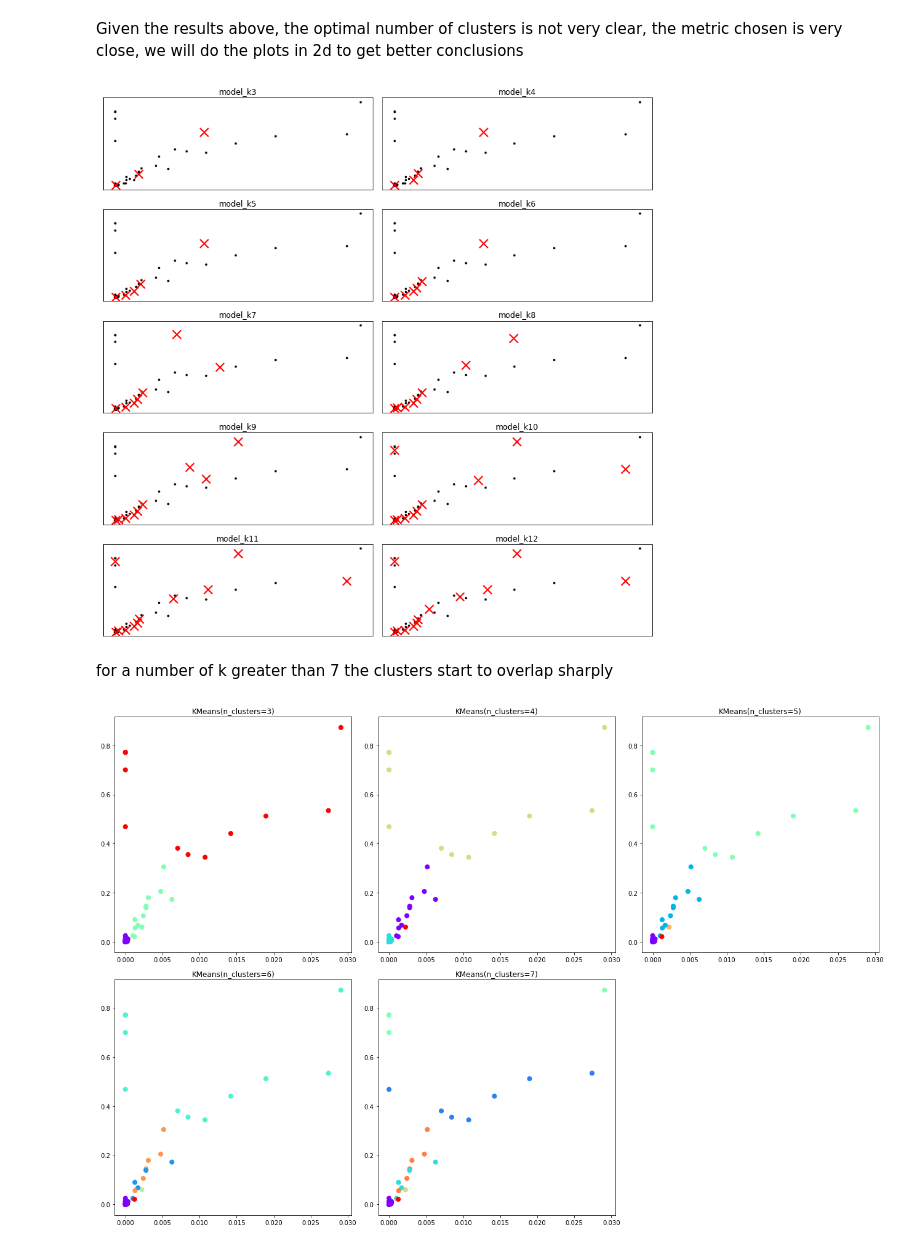
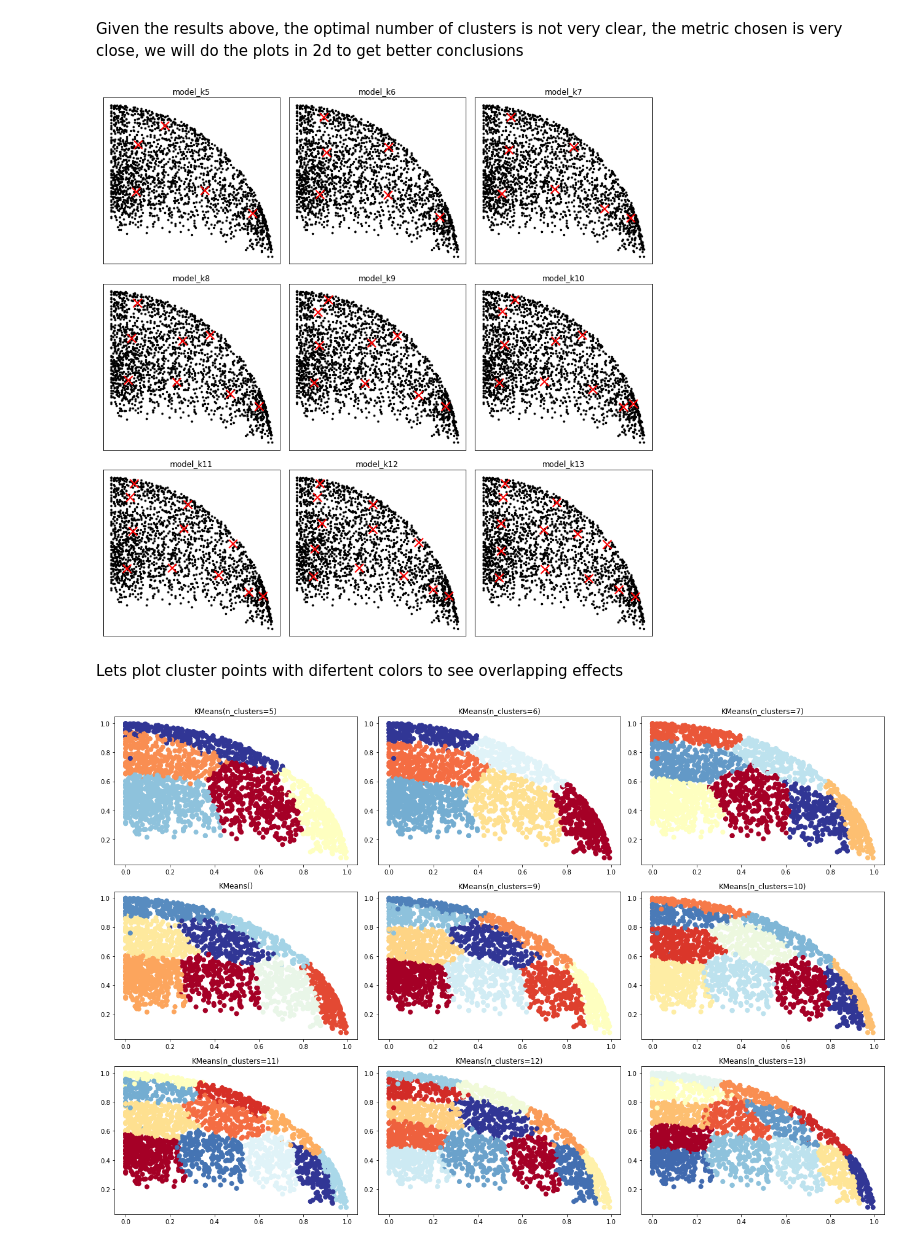
Before and after one commit to mhnasser/marketing_campaign_analysis, a Jupyter notebook: 03_notebooks/01_modeling_customer_clustering.ipynb, the cells around one changed output. Drawn from its saved outputs; the diff is of its cells as text; code cells hidden in the pictures.

Commit message:
model evolution

```diff
--- a/03_notebooks/01_modeling_customer_clustering.ipynb
+++ b/03_notebooks/01_modeling_customer_clustering.ipynb
@@ -55,4 +87,7 @@ qtd_cmp_accepted         int64
 dtype: object
+# %%
+df_aux = df_aux[['MntGoldProds','Age', 'YearsOfEnrollment', 'Recency', 'NumStorePurchases',
+                 'Kidhome', 'Teenhome', 'NumWebPurchases', 'NumDealsPurchases', 'NumCatalogPurchases']]
 # %%
 # Generating normalized data
 df_aux = df_aux.values
@@ -68,7 +103,7 @@ fig.set_figheight(8)
 fig.set_figwidth(12)
 
 # K range
-k_range = range(1, 12)
+k_range = range(1, 14)
 
 # Applying the K-Means model to each value of K (this cell can take a long time to run)
 k_means_var = [KMeans(n_clusters = k).fit(df_aux) for k in k_range]
@@ -107,11 +142,11 @@ This plot gives us an overview of the optimal K values to use, clearly K values
 
 From the above, an analysis will be made to verify the optimal value of clusters so that there is no overlap of groups.
 # %%
-# Creating a model with K = 3, 4, 5, 6, 7, 8, 9, 10, 11 and 12
+# Creating a model with K = 5, 6, 7, 8, 9, 10, 11 and 12
 models = dict()
 
 # Training the Models
-for i in range(3,13):
+for i in range(5,14):
     m = KMeans(n_clusters = i)
     models.update({'model_k'+str(i) : m.fit(df_aux)})
 
@@ -144,7 +178,7 @@ for i, model_k in enumerate(models.keys()):
 
     model = models[model_k]
 
-    plt.subplot(5,2, i+1)
+    plt.subplot(3,3, i+1)
     plt.plot(df_aux[:, 0], df_aux[:, 1], 'k.', markersize = 5)
     centroids = model.cluster_centers_
     inert = model.inertia_
@@ -157,6 +191,6 @@ for i, model_k in enumerate(models.keys()):
 fig.tight_layout()
 plt.show()
 # %% [output]
-[figure, old version]
+[figure, new version]
 # %% [markdown]
-for a number of k greater than 7 the clusters start to overlap sharply
+Lets plot cluster points with difertent colors to see overlapping effects
@@ -169,20 +197,20 @@ models_of_interest = ['model_k3',
 # %%
-# Plot os Gruops
+# Plot Gruops
 fig = plt.figure()
 fig.set_figheight(12)
 fig.set_figwidth(18)
 
-for i, model_k in enumerate(models_of_interest):
+for i, model_k in enumerate(models.keys()):
 
     model = models[model_k]
     label = model.labels_
 
-    plt.subplot(2,3,i+1)
-    plt.scatter(df_aux[:, 0], df_aux[:, 1], c=label, s=50, cmap='rainbow')
+    plt.subplot(3,3,i+1)
+    plt.scatter(df_aux[:, 0], df_aux[:, 1], c=label, s=50, cmap='RdYlBu')
     plt.title(model)
 
 fig.tight_layout()
 plt.show()
 # %% [output]
-[figure, old version]
+[figure, new version]
 # %% [markdown]
```
Also changed, not shown: parts of 12 cells of this notebook, 2 other files.
